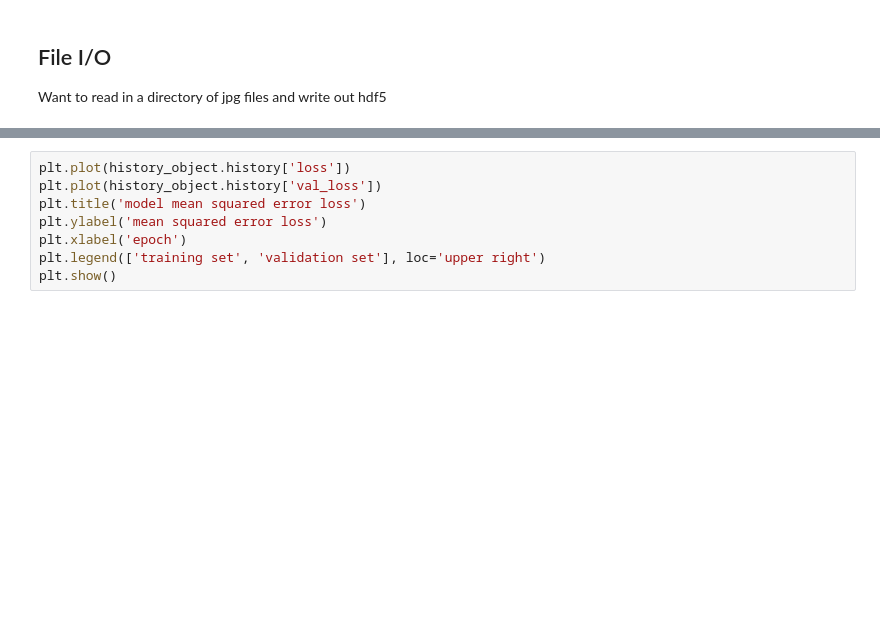
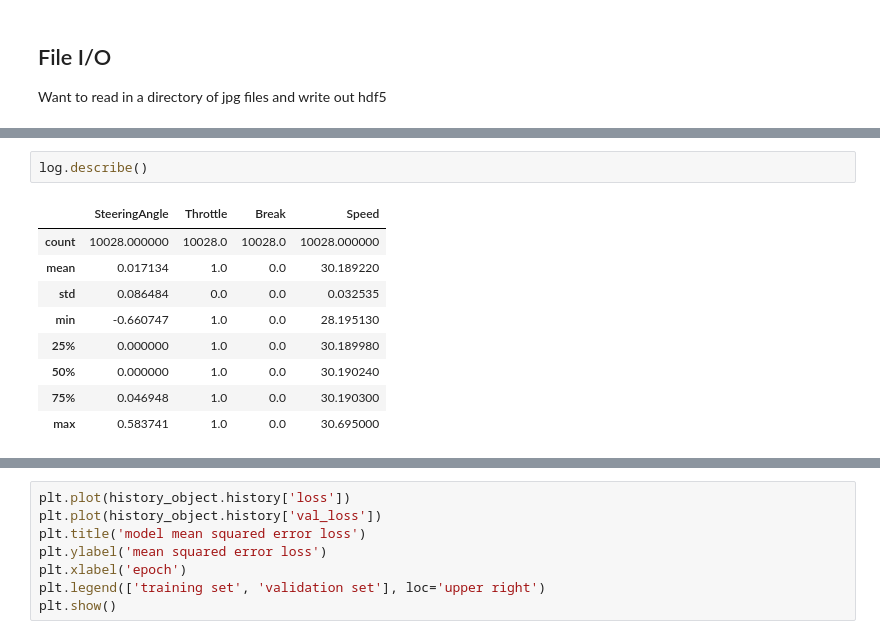
Before and after one commit to sketchc89/Simulated-Driving, a Jupyter notebook: Behavioral_Cloning.ipynb, the cells around one changed output, grey strips where cells are left out. Drawn from its saved outputs; the diff is of its cells as text; blank space fills up the shorter version.

```diff
--- a/Behavioral_Cloning.ipynb
+++ b/Behavioral_Cloning.ipynb
@@ -30,3 +34,15 @@ log.head()
+# %%
+log.describe()
+# %% [output]
+|  | SteeringAngle | Throttle | Break | Speed |
+| count | 10028.000000 | 10028.0 | 10028.0 | 10028.000000 |
+| mean | 0.017134 | 1.0 | 0.0 | 30.189220 |
+| std | 0.086484 | 0.0 | 0.0 | 0.032535 |
+| min | -0.660747 | 1.0 | 0.0 | 28.195130 |
+| 25% | 0.000000 | 1.0 | 0.0 | 30.189980 |
+| 50% | 0.000000 | 1.0 | 0.0 | 30.190240 |
+| 75% | 0.046948 | 1.0 | 0.0 | 30.190300 |
+| max | 0.583741 | 1.0 | 0.0 | 30.695000 |
 # %%
 center = mpimg.imread(log['CenterImg'][0])
 left = mpimg.imread(log['LeftImg'][0])
```
Also changed, not shown: parts of 16 cells of this notebook.
